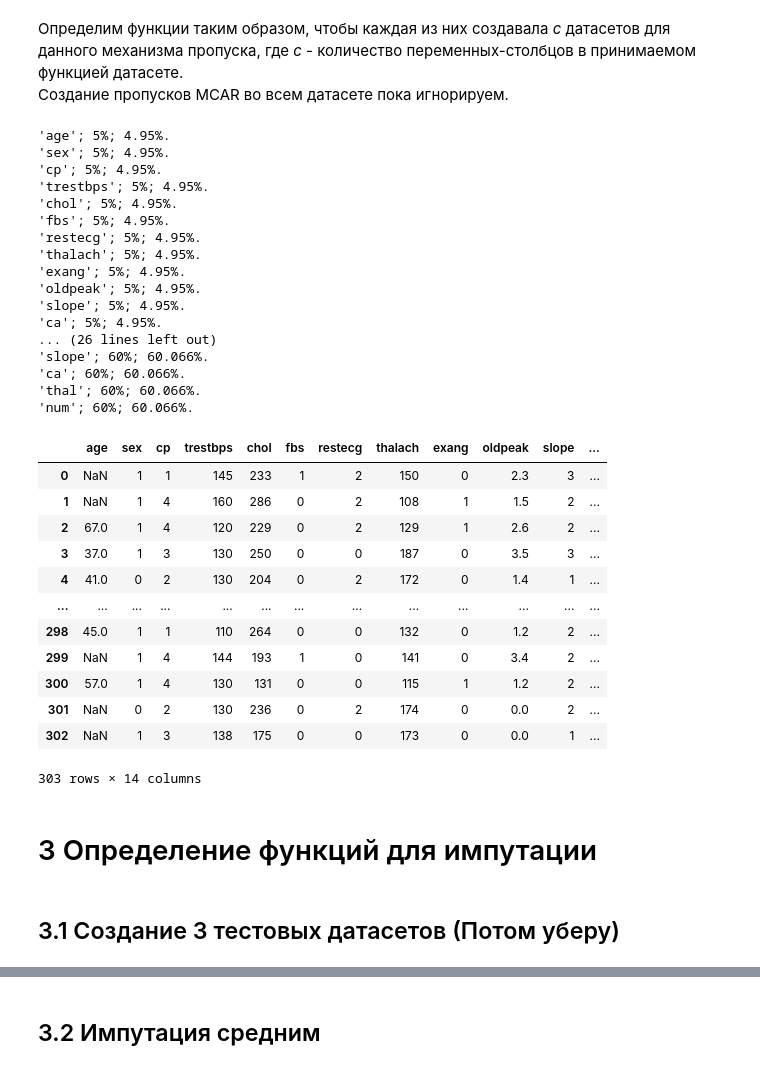
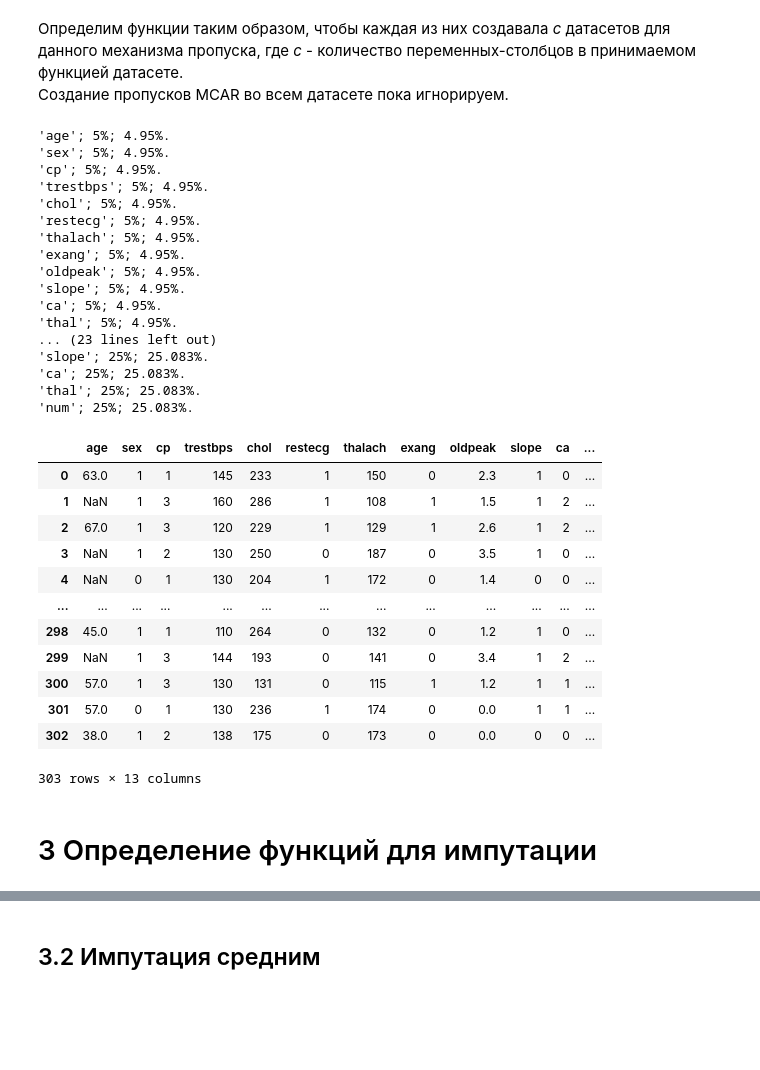
Before and after one commit to ngumbk/grad_missing_imputation, a Jupyter notebook: Research Notebooks/Data_reseach.ipynb, the cells around one changed output, grey strips where cells are left out. Saved outputs shown, nothing was run; the diff lists cells and outputs as text; code cells hidden in the pictures; blank space fills up the shorter version.

```diff
--- a/Research Notebooks/Data_reseach.ipynb
+++ b/Research Notebooks/Data_reseach.ipynb
@@ -138,3 +158,11 @@ dtype: float64
+# %%
+cchd_data['cp'] = cchd_data['cp'].replace({2: 1, 3: 2, 4: 3})
+cchd_data['restecg'] = cchd_data['restecg'].replace({2: 1})
+cchd_data = cchd_data.drop(columns=['fbs'])
+cchd_data['slope'] = cchd_data['slope'].replace({1: 0, 2: 1, 3: 1})
+cchd_data['ca'] = cchd_data['ca'].replace({3: 2})
+cchd_data['thal'] = cchd_data['thal'].replace({7: 1, 6: 1, 3: 0})
+cchd_data['num'] = cchd_data['num'].replace({4: 3})
 # %% [markdown]
 # 2 Определение функций моделирования пропусков <a class="anchor" id="chapter2"></a>
 # %% [markdown]
@@ -200,5 +233,5 @@ make_mcar(cchd_data, area='All', miss_percent=40)
 # %%
-def add_missing(x, area, p_miss):
+def add_missing_prob(x, area, p_miss):
     if pd.isna(x[area]):
         return x[area]
     else:
@@ -295,12 +375,12 @@ make_mnar(cchd_data, area='cp', ascending=False, miss_parameter=75)
 Определим функции таким образом, чтобы каждая из них создавала *c* датасетов для данного механизма пропуска, где *c* - количество переменных-столбцов в принимаемом функцией датасете.
 Создание пропусков MCAR во всем датасете пока игнорируем.
 # %%
-def make_set_of_datasets(dataset, mechanism, name='', miss_parameters=[5, 20, 60]):
+def make_set_of_datasets(dataset, mechanism, name='', miss_parameters=[5, 15, 25]):
     '''
     dataset - исходный набор данных в виде pandas dataframe
     mechanism - механизм пропусков, допускаемых в данном наборе датасетов. Может принимать значение: MCAR, MAR или MNAR
     name='' - название ключей словаря с набором датасетов
-    miss_parameters=[5, 20, 60] - список параметров пропуска, принимает 3 параметра, означающих примерные доли пропусков в результирующих наборах
+    miss_parameters=[5, 15, 25] - список параметров пропуска, принимает 3 параметра, означающих примерные доли пропусков в результирующих наборах
     '''
     dataset = dataset.copy()
     c = dataset.shape[1] # количество переменных в датасете
@@ -322,42 +402,40 @@ def make_set_of_datasets(dataset, mechanism, name='', miss_parameters=[5, 20, 60
         df_sets.append(df_set) # добавляем словарь в список
     return df_sets
 # %%
-test_set = make_set_of_datasets(cchd_data, 'MCAR', 'cchd_data', miss_parameters=[5, 20, 60])
+test_set = make_set_of_datasets(cchd_data, 'MCAR', 'cchd_data', miss_parameters=[5, 15, 25])
 # %% [output]
 'age'; 5%; 4.95%.
 'sex'; 5%; 4.95%.
 'cp'; 5%; 4.95%.
 'trestbps'; 5%; 4.95%.
 'chol'; 5%; 4.95%.
-'fbs'; 5%; 4.95%.
 'restecg'; 5%; 4.95%.
 'thalach'; 5%; 4.95%.
 'exang'; 5%; 4.95%.
 'oldpeak'; 5%; 4.95%.
 'slope'; 5%; 4.95%.
 'ca'; 5%; 4.95%.
-... (26 lines left out)
-'slope'; 60%; 60.066%.
-'ca'; 60%; 60.066%.
-'thal'; 60%; 60.066%.
-'num'; 60%; 60.066%.
+'thal'; 5%; 4.95%.
+... (23 lines left out)
+'slope'; 25%; 25.083%.
+'ca'; 25%; 25.083%.
+'thal'; 25%; 25.083%.
+'num'; 25%; 25.083%.
 # %%
-test_set[2]['cchd_data_MCAR60_age']
+test_set[2]['cchd_data_MCAR25_age']
 # %% [output]
-|  | age | sex | cp | trestbps | chol | fbs | restecg | thalach | exang | oldpeak | slope | ... |
-| 0 | NaN | 1 | 1 | 145 | 233 | 1 | 2 | 150 | 0 | 2.3 | 3 | ... |
-| 1 | NaN | 1 | 4 | 160 | 286 | 0 | 2 | 108 | 1 | 1.5 | 2 | ... |
-| 2 | 67.0 | 1 | 4 | 120 | 229 | 0 | 2 | 129 | 1 | 2.6 | 2 | ... |
-| 3 | 37.0 | 1 | 3 | 130 | 250 | 0 | 0 | 187 | 0 | 3.5 | 3 | ... |
-| 4 | 41.0 | 0 | 2 | 130 | 204 | 0 | 2 | 172 | 0 | 1.4 | 1 | ... |
+|  | age | sex | cp | trestbps | chol | restecg | thalach | exang | oldpeak | slope | ca | ... |
+| 0 | 63.0 | 1 | 1 | 145 | 233 | 1 | 150 | 0 | 2.3 | 1 | 0 | ... |
+| 1 | NaN | 1 | 3 | 160 | 286 | 1 | 108 | 1 | 1.5 | 1 | 2 | ... |
+| 2 | 67.0 | 1 | 3 | 120 | 229 | 1 | 129 | 1 | 2.6 | 1 | 2 | ... |
+| 3 | NaN | 1 | 2 | 130 | 250 | 0 | 187 | 0 | 3.5 | 1 | 0 | ... |
+| 4 | NaN | 0 | 1 | 130 | 204 | 1 | 172 | 0 | 1.4 | 0 | 0 | ... |
 | ... | ... | ... | ... | ... | ... | ... | ... | ... | ... | ... | ... | ... |
-| 298 | 45.0 | 1 | 1 | 110 | 264 | 0 | 0 | 132 | 0 | 1.2 | 2 | ... |
-| 299 | NaN | 1 | 4 | 144 | 193 | 1 | 0 | 141 | 0 | 3.4 | 2 | ... |
-| 300 | 57.0 | 1 | 4 | 130 | 131 | 0 | 0 | 115 | 1 | 1.2 | 2 | ... |
-| 301 | NaN | 0 | 2 | 130 | 236 | 0 | 2 | 174 | 0 | 0.0 | 2 | ... |
-| 302 | NaN | 1 | 3 | 138 | 175 | 0 | 0 | 173 | 0 | 0.0 | 1 | ... |
+| 298 | 45.0 | 1 | 1 | 110 | 264 | 0 | 132 | 0 | 1.2 | 1 | 0 | ... |
+| 299 | NaN | 1 | 3 | 144 | 193 | 0 | 141 | 0 | 3.4 | 1 | 2 | ... |
+| 300 | 57.0 | 1 | 3 | 130 | 131 | 0 | 115 | 1 | 1.2 | 1 | 1 | ... |
+| 301 | 57.0 | 0 | 1 | 130 | 236 | 1 | 174 | 0 | 0.0 | 1 | 1 | ... |
+| 302 | 38.0 | 1 | 2 | 138 | 175 | 0 | 173 | 0 | 0.0 | 0 | 0 | ... |
-303 rows × 14 columns
+303 rows × 13 columns
 # %% [markdown]
 # 3 Определение функций для импутации <a class="anchor" id="chapter3"></a>
-# %% [markdown]
-## 3.1 Создание 3 тестовых датасетов (Потом уберу) <a class="anchor" id="section_3_1"></a>
```
Also changed, not shown: parts of 67 cells of this notebook.
